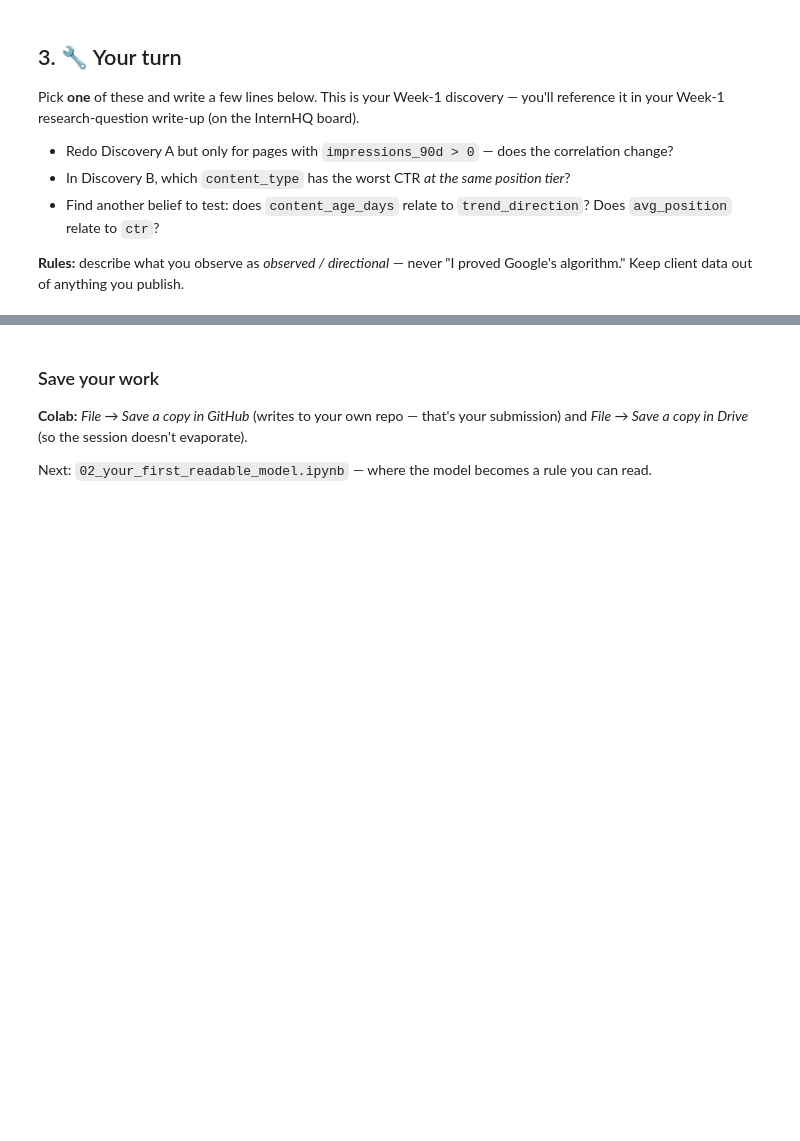
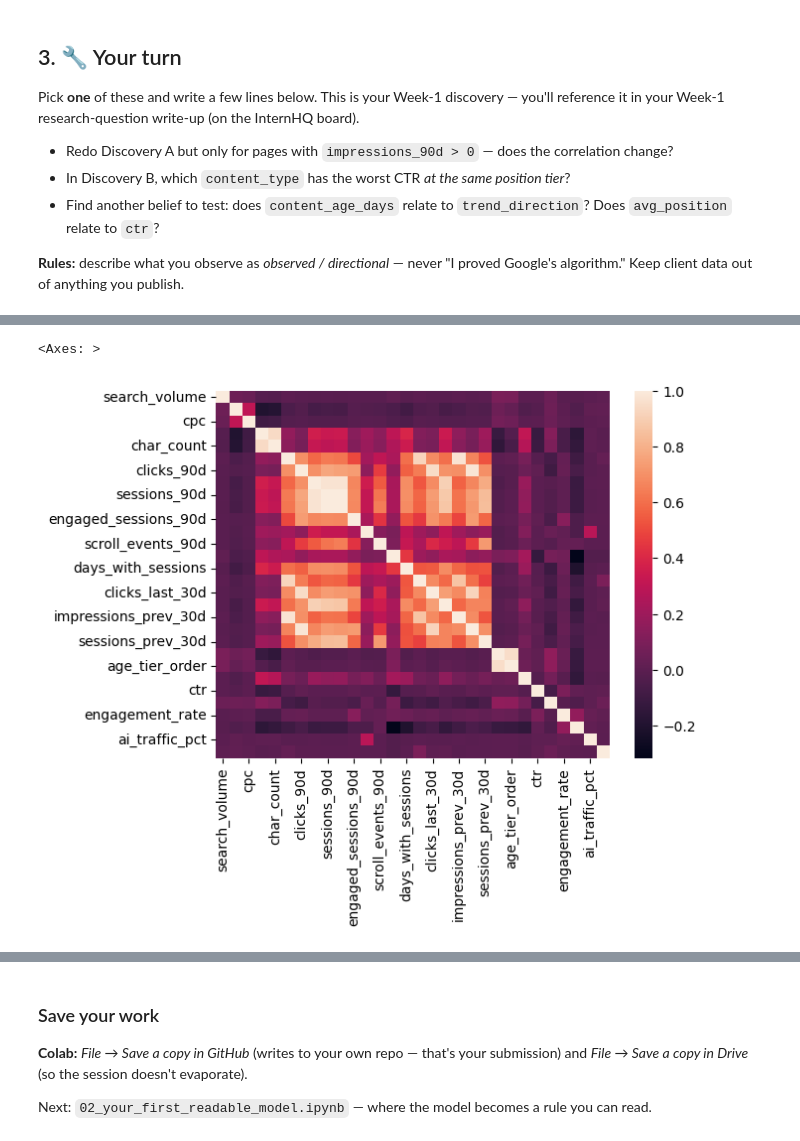
Before and after one commit to RohanNK86/ML_Intern_Assets, a Jupyter notebook: notebooks/01_first_look_and_discovery.ipynb, the cells around one changed output, grey strips where cells are left out. Cells and saved outputs as stored; diff of their text form; code cells hidden in the pictures; blank space fills up the shorter version.

```diff
--- a/notebooks/01_first_look_and_discovery.ipynb
+++ b/notebooks/01_first_look_and_discovery.ipynb
@@ -128,0 +204,6 @@ Pick **one** of these and write a few lines below. This is your Week-1 discovery
+# %%
+import seaborn as sb
+sb.heatmap(df.corr(numeric_only=True))
+# %% [output]
+<Axes: >
+[figure, added]
```
Also changed, not shown: parts of 8 cells of this notebook.
